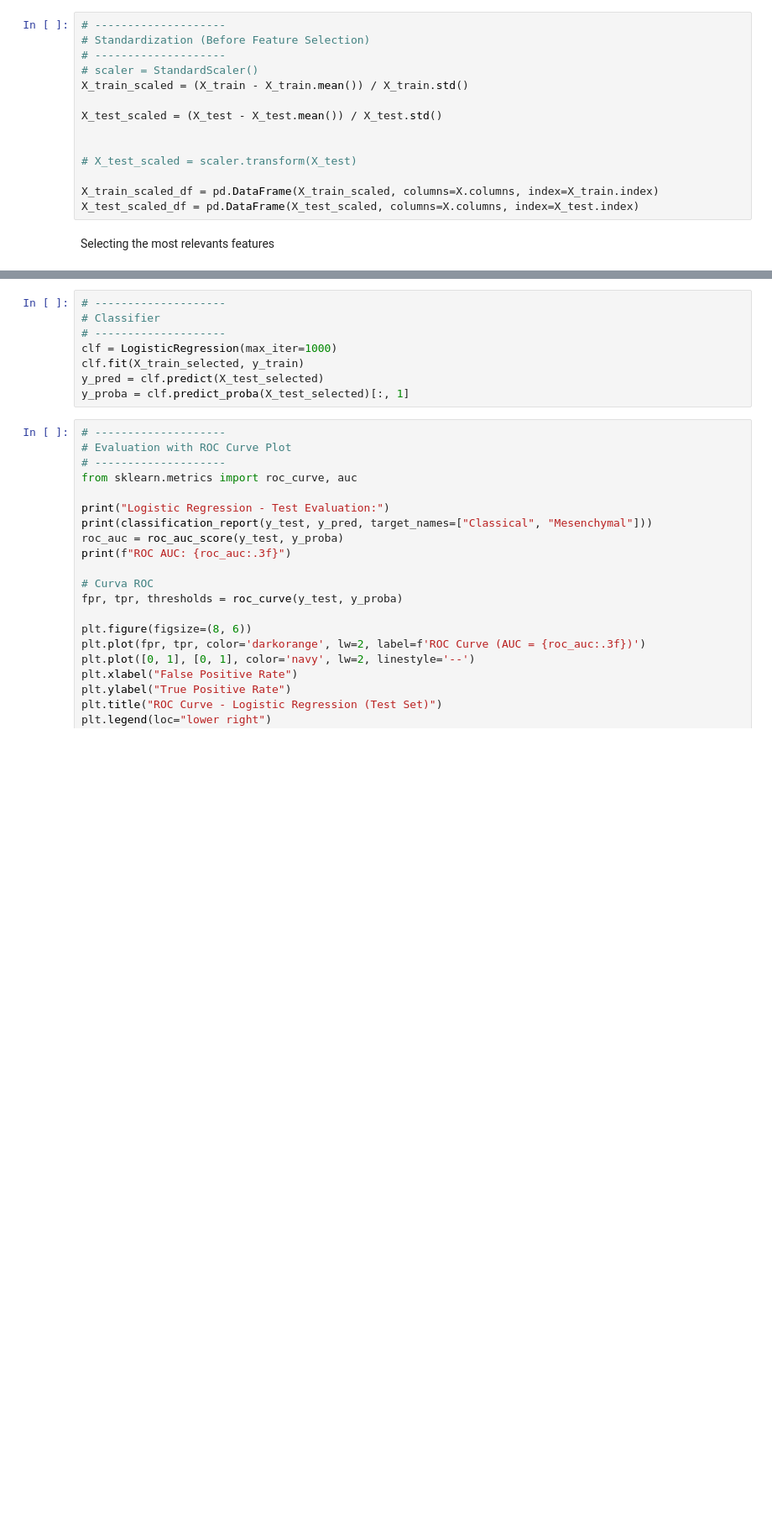
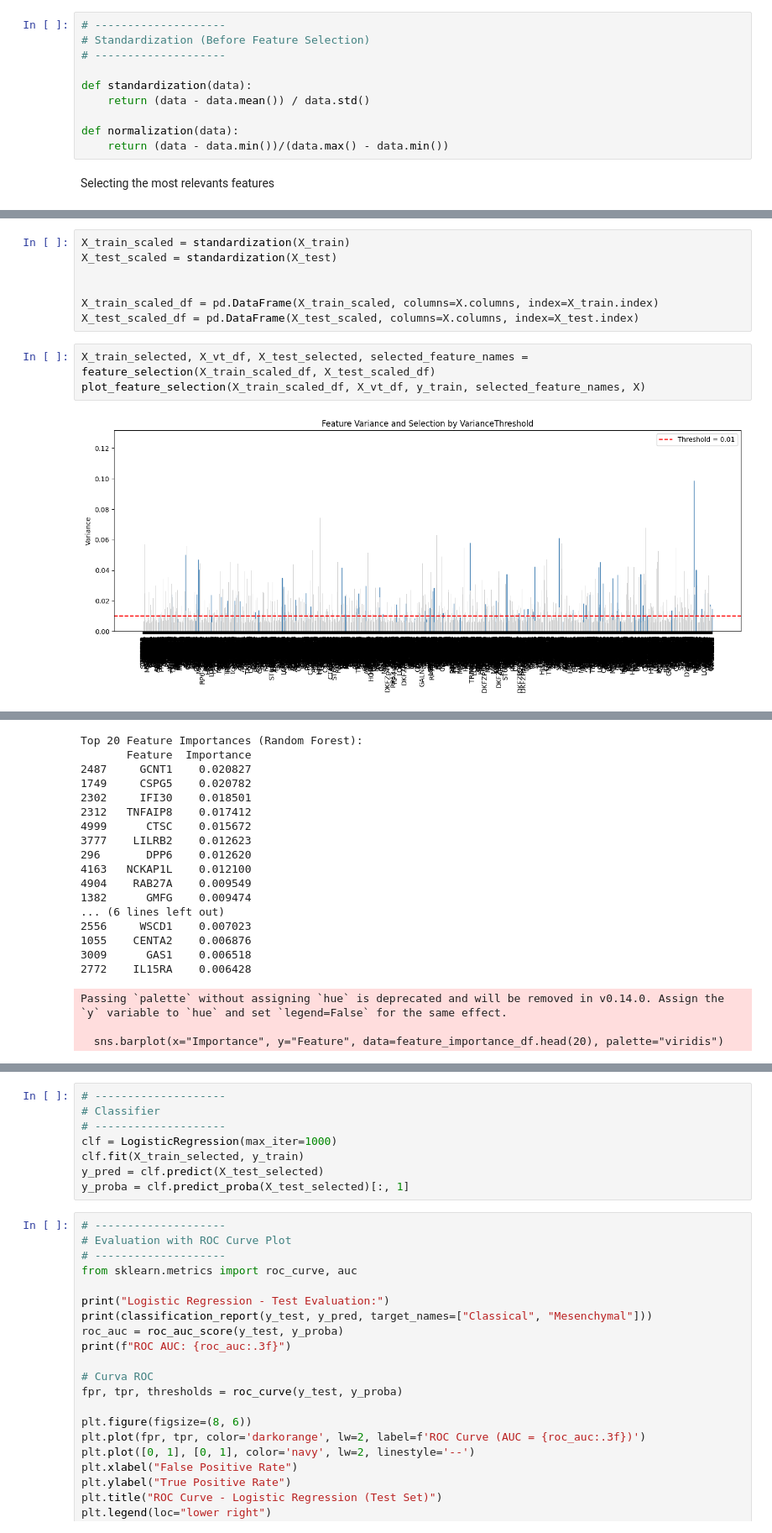
Before and after one commit to abrunhosa16/bioinformatics_ml, a Jupyter notebook: main.ipynb, the cells around one changed output, grey strips where cells are left out. Shown at 84% size. Saved outputs shown, nothing was run; the diff lists cells and outputs as text; blank space fills up the shorter version.

```diff
--- a/main.ipynb
+++ b/main.ipynb
@@ -141,16 +143,12 @@ X_train, X_test, y_train, y_test = train_test_split(
 # --------------------
 # Standardization (Before Feature Selection)
 # --------------------
-# scaler = StandardScaler()
-X_train_scaled = (X_train - X_train.mean()) / X_train.std()
 
-X_test_scaled = (X_test - X_test.mean()) / X_test.std()
+def standardization(data):
+    return (data - data.mean()) / data.std()
 
-
-# X_test_scaled = scaler.transform(X_test)
-
-X_train_scaled_df = pd.DataFrame(X_train_scaled, columns=X.columns, index=X_train.index)
-X_test_scaled_df = pd.DataFrame(X_test_scaled, columns=X.columns, index=X_test.index)
+def normalization(data):
+    return (data - data.min())/(data.max() - data.min())
 # %% [markdown]
 Selecting the most relevants features
 # %%
@@ -241,0 +252,12 @@ Passing `palette` without assigning `hue` is deprecated and will be removed in v
+# %%
+X_train_scaled = standardization(X_train)
+X_test_scaled = standardization(X_test)
+
+
+X_train_scaled_df = pd.DataFrame(X_train_scaled, columns=X.columns, index=X_train.index)
+X_test_scaled_df = pd.DataFrame(X_test_scaled, columns=X.columns, index=X_test.index)
+# %%
+X_train_selected, X_vt_df, X_test_selected, selected_feature_names = feature_selection(X_train_scaled_df, X_test_scaled_df)
+plot_feature_selection(X_train_scaled_df, X_vt_df, y_train, selected_feature_names, X)
+# %% [output]
+[figure, added]
@@ -241,0 +266,20 @@ Passing `palette` without assigning `hue` is deprecated and will be removed in v
+Top 20 Feature Importances (Random Forest):
+       Feature  Importance
+2487     GCNT1    0.020827
+1749     CSPG5    0.020782
+2302     IFI30    0.018501
+2312   TNFAIP8    0.017412
+4999      CTSC    0.015672
+3777    LILRB2    0.012623
+296       DPP6    0.012620
+4163   NCKAP1L    0.012100
+4904    RAB27A    0.009549
+1382      GMFG    0.009474
+... (6 lines left out)
+2556     WSCD1    0.007023
+1055    CENTA2    0.006876
+3009      GAS1    0.006518
+2772    IL15RA    0.006428
+Passing `palette` without assigning `hue` is deprecated and will be removed in v0.14.0. Assign the `y` variable to `hue` and set `legend=False` for the same effect.
+
+  sns.barplot(x="Importance", y="Feature", data=feature_importance_df.head(20), palette="viridis")
```
Also changed, not shown: parts of 24 cells of this notebook.
